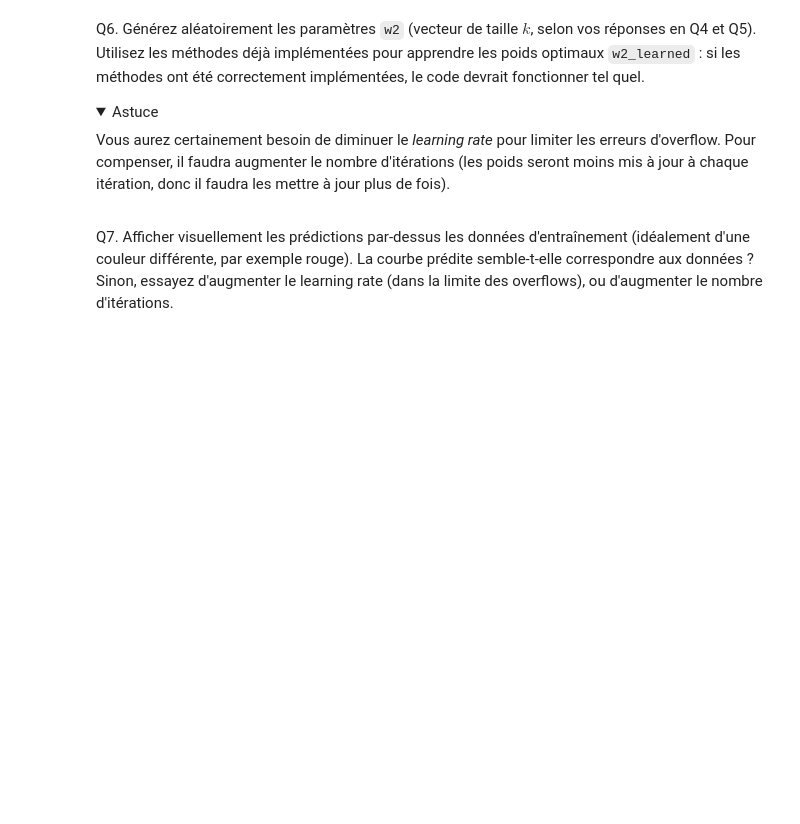
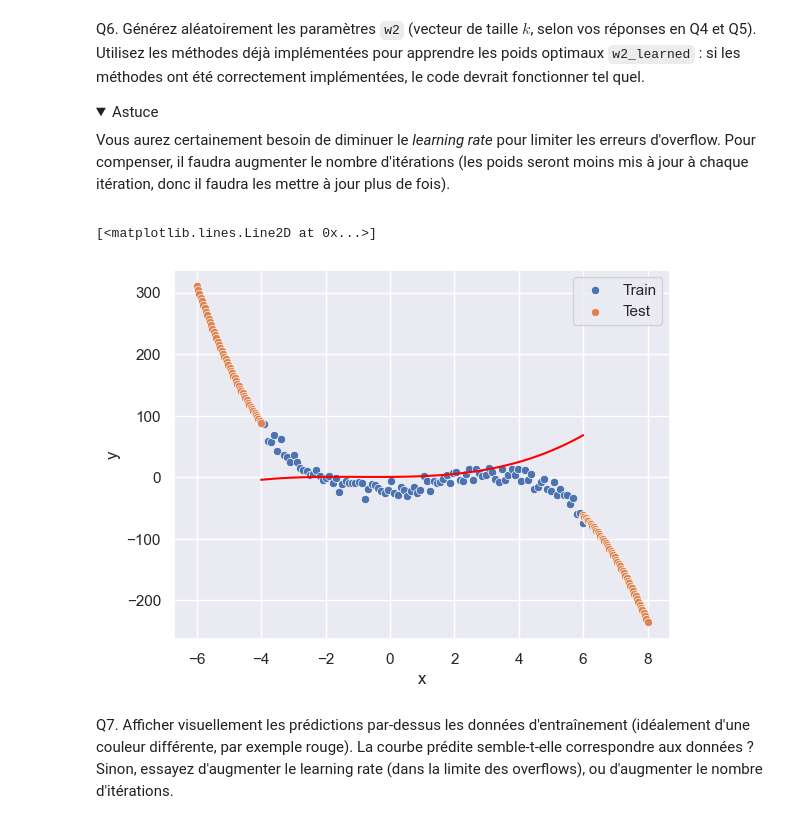
Before and after one commit to jo-pouradier/machine-learning-cpe, a Jupyter notebook: tp1.ipynb, the cells around one changed output. Saved outputs shown, nothing was run; the diff lists cells and outputs as text; code cells hidden in the pictures; folded sections open; blank space fills up the shorter version.

```diff
--- a/tp1.ipynb
+++ b/tp1.ipynb
@@ -426,3 +475,6 @@ Q5. Sachant que vous n'avez qu'une seule feature $x$ comme entrée, comment fair
 
 Si on considère que $x$ est une feature, $x^2$ peut en être une autre... Attention à ne pas utiliser de features ayant une relation linéaire entre elles, sinon il y aurait une *perfet collinearity* qui peut empêcher le modèle d'apprendre correctement.
 </details>
+# %%
+ones = np.ones([len(df2_train), 1])
+ones.shape
@@ -434,5 +488,30 @@ Q6. Générez aléatoirement les paramètres `w2` (vecteur de taille $k$, selon
 
 Vous aurez certainement besoin de diminuer le *learning rate* pour limiter les erreurs d'overflow. Pour compenser, il faudra augmenter le nombre d'itérations (les poids seront moins mis à jour à chaque itération, donc il faudra les mettre à jour plus de fois).
 </details>
+# %%
+W2 = np.random.uniform(0, 1, 4)
+
+X_train2, Y_train2 = df2_train.to_numpy().transpose()[0], df2_train.to_numpy().transpose()[1]
+X_test2, Y_test2 = df2_test.to_numpy().transpose()[0], df2_test.to_numpy().transpose()[1]
+
+X_train2 = np.concatenate((ones.reshape(len(X_train2), 1), X_train2.reshape(len(X_train2), 1), X_train2.reshape(len(X_train2), 1)**2, X_train2.reshape(len(X_train2), 1)**3), axis=1)
+
+model2 = model(X_train2, W2)
+
+grad2 = grad(X_train2, Y_train2, W2)
+
+#loss2 = loss(X_train2, Y_train2, W2)
+
+
+sns.scatterplot(x='x', y='y', data=df2_train, label='Train')
+sns.scatterplot(x='x', y='y', data=df2_test, label='Test')
+#x = np.arange(round(df2_train['x'].min()), round(df2_train['x'].max()), 1)
+x = np.linspace(df2_train['x'].min(), df2_train['x'].max(), len(X_train2))
+prediction2 = x**3*W2[3]  + x**2*W2[2] + x*W2[1] + W2[0]
+
+plt.plot(x, prediction2, color='red', label='Prediction')
+# %% [output]
+[<matplotlib.lines.Line2D at 0x...>]
+[figure, added]
 # %% [markdown]
 Q7. Afficher visuellement les prédictions par-dessus les données d'entraînement (idéalement d'une couleur différente, par exemple rouge). La courbe prédite semble-t-elle correspondre aux données ? Sinon, essayez d'augmenter le learning rate (dans la limite des overflows), ou d'augmenter le nombre d'itérations.
```
Also changed, not shown: parts of 12 cells of this notebook, 2 other files.
